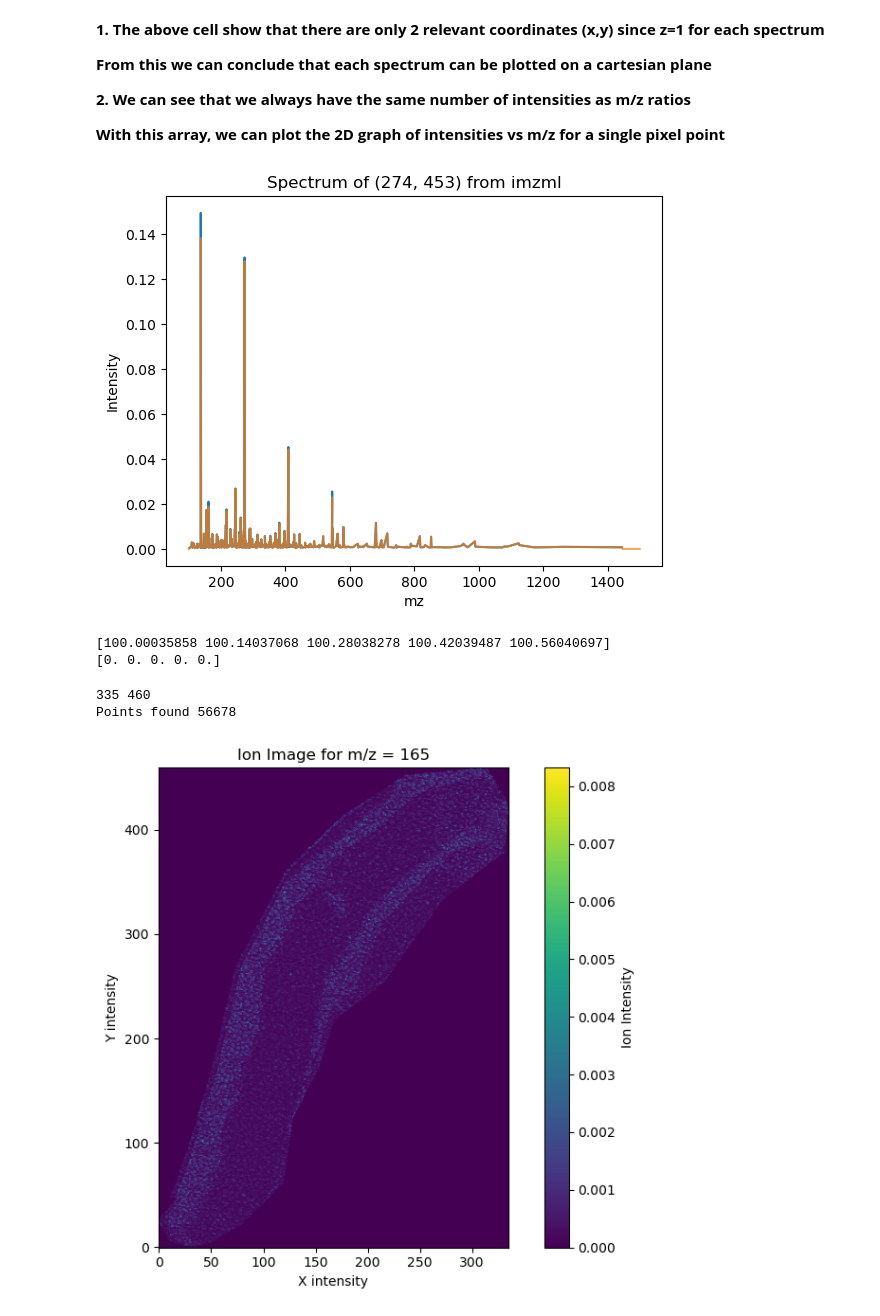
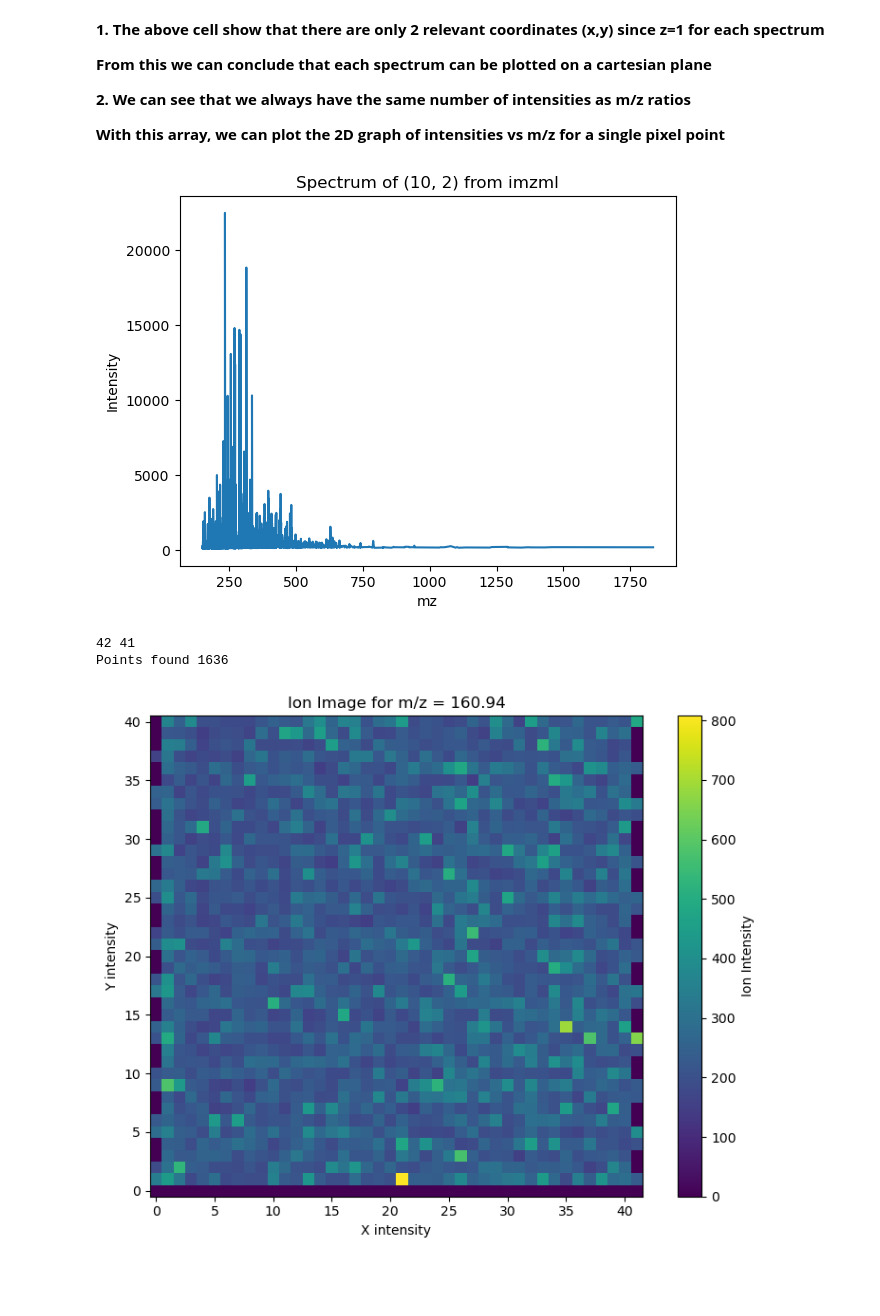
Before and after one commit to Tapiwamaz/HonoursResearch, a Jupyter notebook: Notebooks/Visualize.ipynb, the cells around one changed output. Cells and saved outputs as stored; diff of their text form; code cells hidden in the pictures; blank space fills up the shorter version.

```diff
--- a/Notebooks/Visualize.ipynb
+++ b/Notebooks/Visualize.ipynb
@@ -24,9 +24,12 @@ Each element in the array follows this format:
 from pyimzml.ImzMLParser import ImzMLParser
 import numpy as np
 import random
+import math
+import matplotlib.pyplot as plt
 
 
-p = ImzMLParser('../Data/HIV/HIV.imzml')
+
+p = ImzMLParser('../Data/LPS/LPS1.imzml')
 my_spectra = []
 for idx, (x,y,z) in enumerate(p.coordinates):
     mzs, intensities = p.getspectrum(idx)
@@ -106,29 +104,26 @@ Dimension: 10000 points per spectrum
 
 **With this array, we can plot the 2D graph of intensities vs m/z for a single pixel point**
 # %%
-import matplotlib.pyplot as plt
 rand = random.randint(0,len(my_spectra)-1)
 spectrumy = my_spectra[rand]
-spectrumx = processed_spectra[rand]
+# spectrumx = processed_spectra[rand]
 # spectrumx = my_spectra[2]
-plt.plot(spectrumy[0],spectrumy[1]/global_max)
-plt.plot(spectrumx[0],spectrumx[1] ,alpha=0.7)
-title = "Spectrum of " + str(spectrumx[2][:2]) + " from imzml"
+plt.plot(spectrumy[0],spectrumy[1])
+# plt.plot(spectrumx[0],spectrumx[1] ,alpha=0.7)
+title = "Spectrum of " + str(spectrumy[2][:2]) + " from imzml"
 plt.title(title)
 plt.xlabel("mz")
 plt.ylabel("Intensity")
 plt.show()
 
-print(spectrumx[0][:5])
-print(spectrumx[1][:5])
+# print(spectrumx[0][:5])
+# print(spectrumx[1][:5])
 # %% [output]
-[figure, old version]
+[figure, new version]
-[100.00035858 100.14037068 100.28038278 100.42039487 100.56040697]
-[0. 0. 0. 0. 0.]
 # %%
 
 # Choose the m/z you want to plot  and tolerance
-target_mz = 165
+target_mz = 160.94
 tolerance = 1
 
 # Get image dimensions
@@ -136,34 +131,34 @@ all_coords = [coord for _, _, coord in my_spectra]
 xs, ys, _ = zip(*all_coords)
 width = max(xs) + 1
 height = max(ys) + 1
 print(width,height)
 
 
 
 # Create empty image
 ion_image = np.zeros((height, width))
 
 # Fill in the ion image with intensities for target m/z
 times = 0
-for mzs, intensities, (x, y, _) in processed_spectra:
+for mzs, intensities, (x, y, _) in my_spectra:
     # Get mask of indices where mz is within target window
     mz_mask = (mzs >= target_mz - tolerance) & (mzs <= target_mz + tolerance)
     if np.any(mz_mask):
         times+=1
         ion_intensity = np.mean(intensities[mz_mask])
         ion_image[y, x] = ion_intensity
 print(f"Points found", times)
 
 # Plot the ion image
 plt.figure(figsize=(8, 6))
 plt.imshow(ion_image, cmap='viridis', origin='lower')
 plt.colorbar(label='Ion Intensity')
 plt.title(f"Ion Image for m/z = {target_mz}")
 plt.xlabel("X intensity")
 plt.ylabel("Y intensity")
 plt.tight_layout()
 plt.show()
 # %% [output]
-335 460
-Points found 56678
+42 41
+Points found 1636
-[figure, old version]
+[figure, new version]
```
Also changed, not shown: parts of 6 cells of this notebook, 6 other files.
